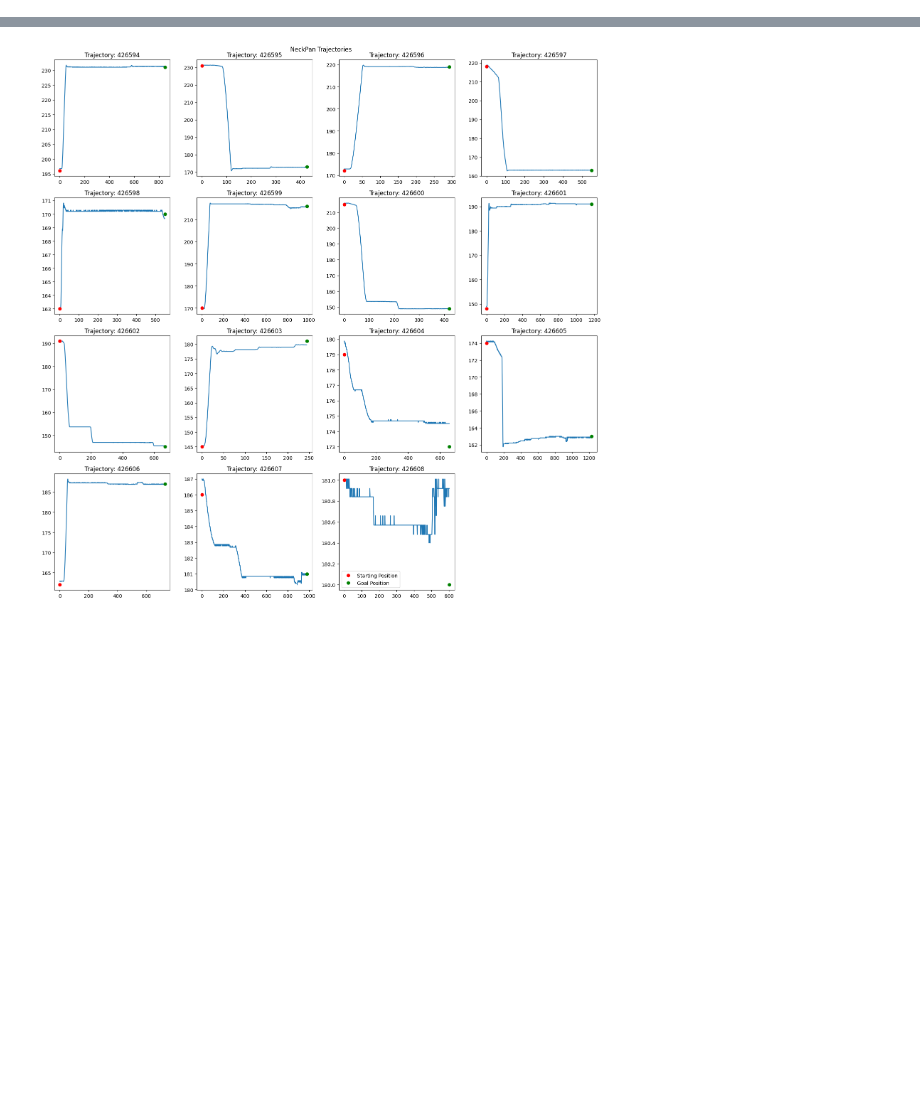
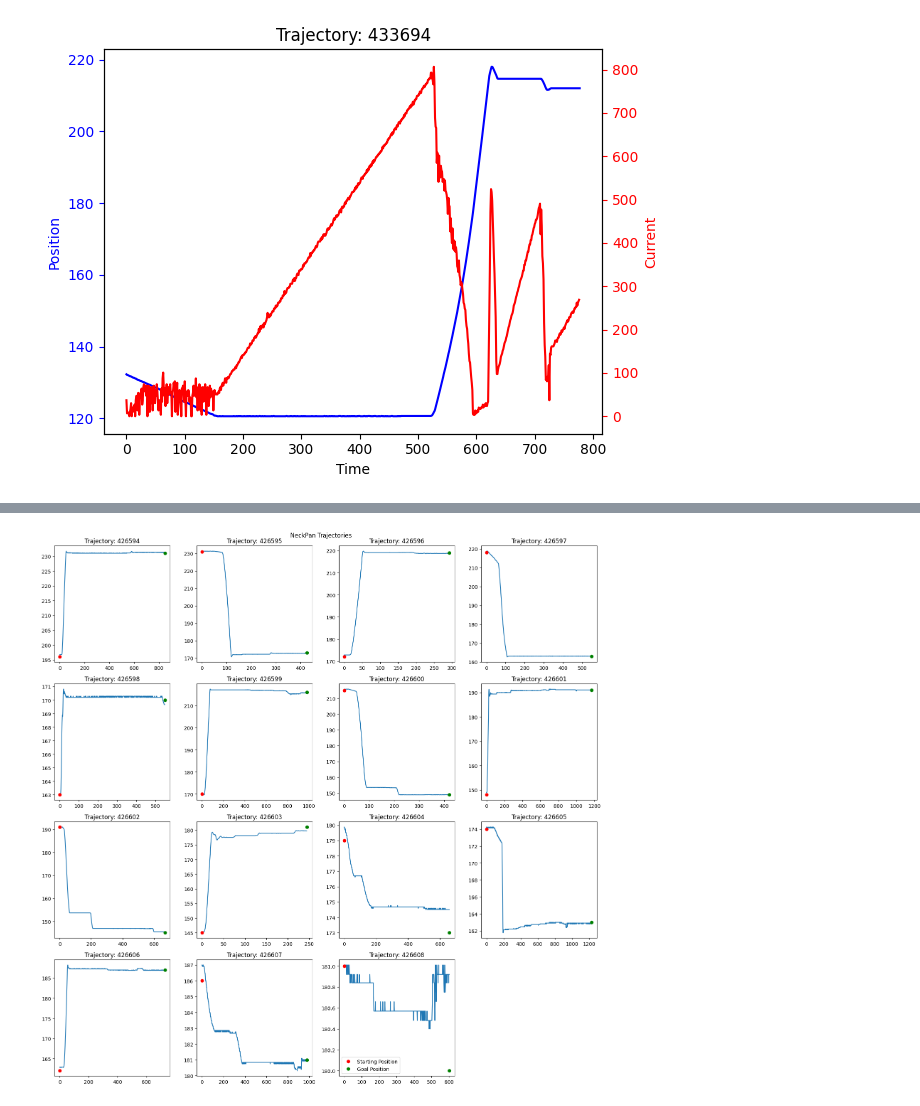
Before and after one commit to ikaros-project/ikaros, a Jupyter notebook: Source/Modules/RobotModules/CompliantRobot/CurrentPositionMapping/PlotTrajectories.ipynb, the cells around one changed output, grey strips where cells are left out. Saved outputs shown, nothing was run; the diff lists cells and outputs as text; code cells hidden in the pictures; blank space fills up the shorter version.

```diff
--- a/Source/Modules/RobotModules/CompliantRobot/CurrentPositionMapping/PlotTrajectories.ipynb
+++ b/Source/Modules/RobotModules/CompliantRobot/CurrentPositionMapping/PlotTrajectories.ipynb
@@ -115,3 +165,28 @@ trajectories = {key: all_trajectories[key] for key in list(all_trajectories.keys
+# %%
+ids = list(trajectories.keys())
+current_data = currents[ids[0]]
+pos_data = trajectories[ids[0]]
+
+plot_one_servo_pos_current(pos_data, current_data, servo,  ids):
+    fig, ax1 = plt.subplots()
+
+    # Plot position data on the primary y-axis
+    ax1.plot(pos_data[:, 0], 'b-')
+    ax1.set_xlabel('Time')
+    ax1.set_ylabel('Position', color='b')
+    ax1.tick_params('y', colors='b')
+
+    # Create a second y-axis for the current data
+    ax2 = ax1.twinx()
+    ax2.plot(current_data[:, 0], 'r-')
+    ax2.set_ylabel('Current', color='r')
+    ax2.tick_params('y', colors='r')
+
+    plt.title(f'Trajectory: {ids[0]}')
+    fig.tight_layout()
+    plt.show()
+# %% [output]
+[figure, added]
 # %%
 plot_one_servo_traj(all_trajectories, mapping_metrics, 'NeckTilt', 4, filter_by_start_position, 230)
 # %% [output]
```
Also changed, not shown: parts of 4 cells of this notebook.
